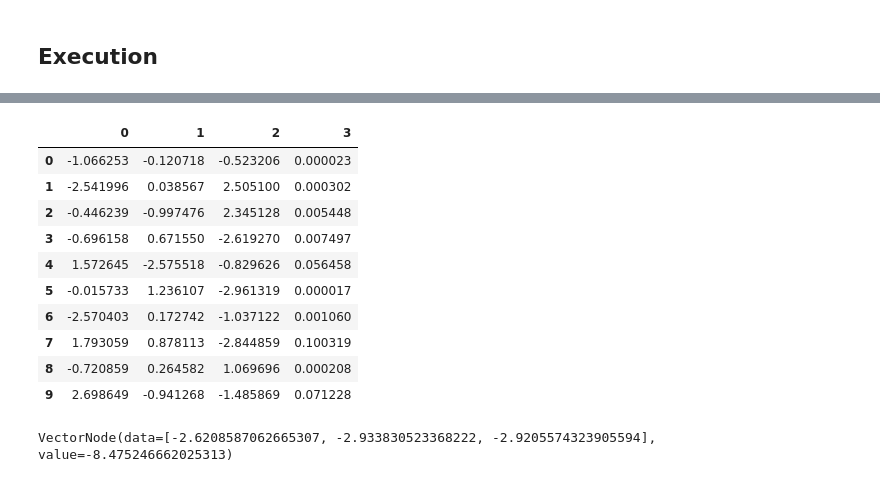
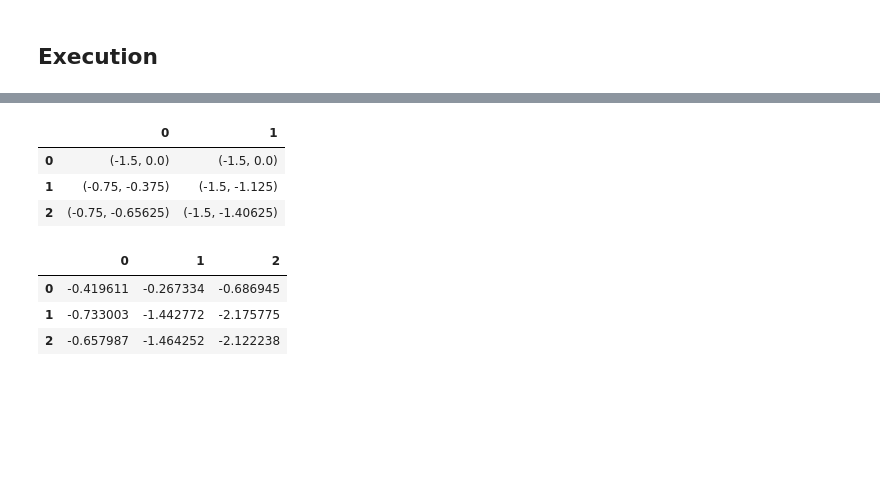
Before and after one commit to SealtielFreak/tree_search_algorithm_lab, a Jupyter notebook: tree_search.ipynb, the cells around one changed output, grey strips where cells are left out. Cells and saved outputs as stored; diff of their text form; code cells hidden in the pictures; blank space fills up the shorter version.

```diff
--- a/tree_search.ipynb
+++ b/tree_search.ipynb
@@ -262,13 +261,19 @@ node.sort()
 # %%
 import collections
+import functools
+import itertools
+
 import pandas as pd
 
 def tree_search_algorithm(f, axis, n_it=10, n_p=5, n_limit=0):
-    all_data_it = collections.deque()
-    local_min_point = collections.deque()
     tree = NodeContainer(axis, 2)
 
+    all_it = collections.deque()
+    all_it_route = collections.deque()
+
     for it in range(n_it):
+        local_min_point = collections.deque()
+
         for _ in range(n_p):
             data = [np.random.uniform(*_) for _ in tree.axis]
             value = f(*data)
@@ -276,17 +281,25 @@ def tree_search_algorithm(f, axis, n_it=10, n_p=5, n_limit=0):
             tree.insert(VectorNode(data, value))
 
         for container in tree.sort():
-            nodes = container.nodes
-            print(container)
+            min_node = min(container)
 
-        all_data_it.append(
-            VectorNode(data, value)
-        )
+            local_min_point.append(
+                NodeValue(container.vertex, min_node)
+            )
 
-    return [list(vec) for vec in all_data_it], min(all_data_it)
+        if len(local_min_point) <= 0:
+            continue
 
-all_data, min_found = tree_search_algorithm(
-    OBJ_FUNC, [(-3, 3) for _ in range(len(syms))], 1, 20
+        local_min_node = min(local_min_point)
+
+        tree = NodeContainer(local_min_node.vertex, 2)
+
+        all_it.append(list(min(local_min_point).node))
+        all_it_route.append(local_min_node.vertex)
+
+    return all_it, all_it_route
+
+
+all_it, all_it_route = tree_search_algorithm(
+    OBJ_FUNC, [(-3, 3) for _ in range(len(syms))], 3, 5
 )
-
-min_found
@@ -314,18 +306,14 @@ VectorNode(data=[1.2541560242290029, 2.012024841843563, 0.11425705842675438], va
+# %%
+pd.DataFrame(all_it_route)
+# %% [output]
+|  | 0 | 1 |
+| 0 | (-1.5, 0.0) | (-1.5, 0.0) |
+| 1 | (-0.75, -0.375) | (-1.5, -1.125) |
+| 2 | (-0.75, -0.65625) | (-1.5, -1.40625) |
 # %%
-pd.DataFrame(all_data)
+pd.DataFrame(all_it)
 # %% [output]
-|  | 0 | 1 | 2 | 3 |
-| 0 | -1.066253 | -0.120718 | -0.523206 | 0.000023 |
-| 1 | -2.541996 | 0.038567 | 2.505100 | 0.000302 |
-| 2 | -0.446239 | -0.997476 | 2.345128 | 0.005448 |
-| 3 | -0.696158 | 0.671550 | -2.619270 | 0.007497 |
-| 4 | 1.572645 | -2.575518 | -0.829626 | 0.056458 |
-| 5 | -0.015733 | 1.236107 | -2.961319 | 0.000017 |
-| 6 | -2.570403 | 0.172742 | -1.037122 | 0.001060 |
-| 7 | 1.793059 | 0.878113 | -2.844859 | 0.100319 |
-| 8 | -0.720859 | 0.264582 | 1.069696 | 0.000208 |
-| 9 | 2.698649 | -0.941268 | -1.485869 | 0.071228 |
+|  | 0 | 1 | 2 |
+| 0 | -0.419611 | -0.267334 | -0.686945 |
+| 1 | -0.733003 | -1.442772 | -2.175775 |
+| 2 | -0.657987 | -1.464252 | -2.122238 |
-# %%
-min_found
-# %% [output]
-VectorNode(data=[-2.6208587062665307, -2.933830523368222, -2.9205574323905594], value=-8.475246662025313)
```
Also changed, not shown: parts of 6 cells of this notebook.
